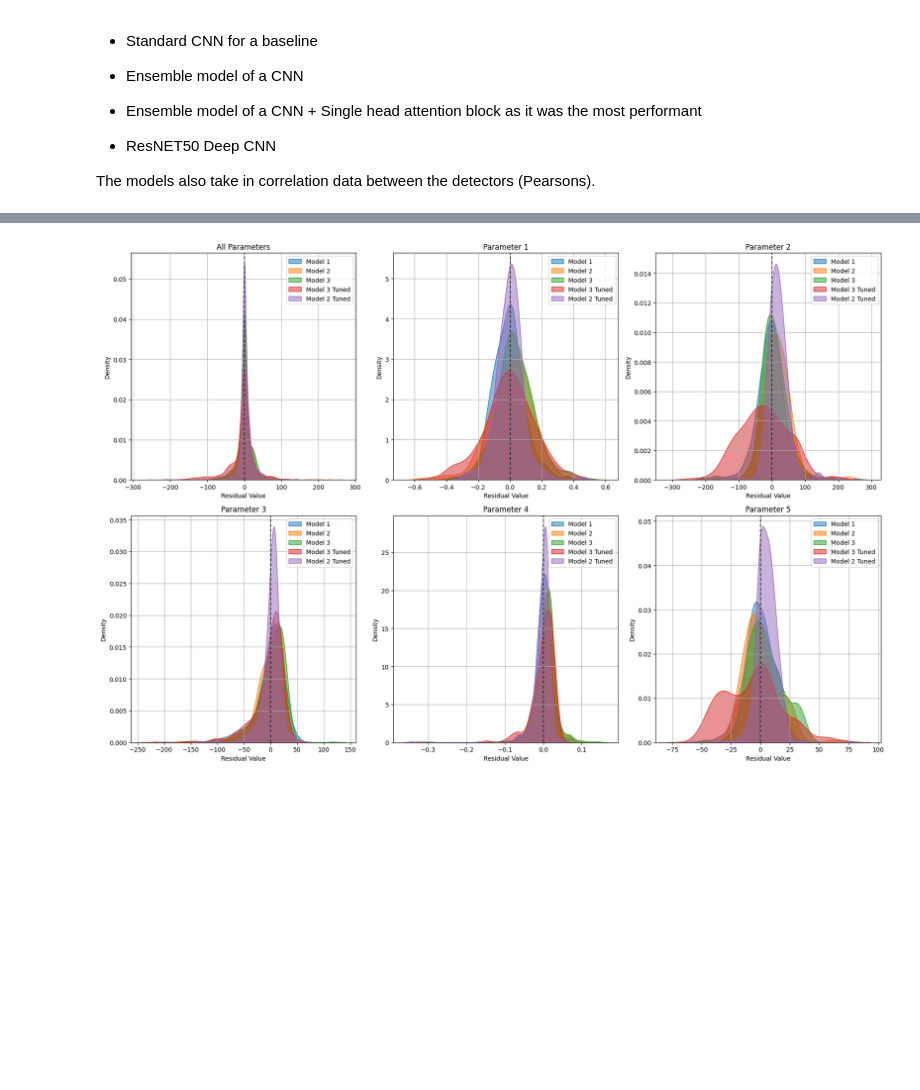
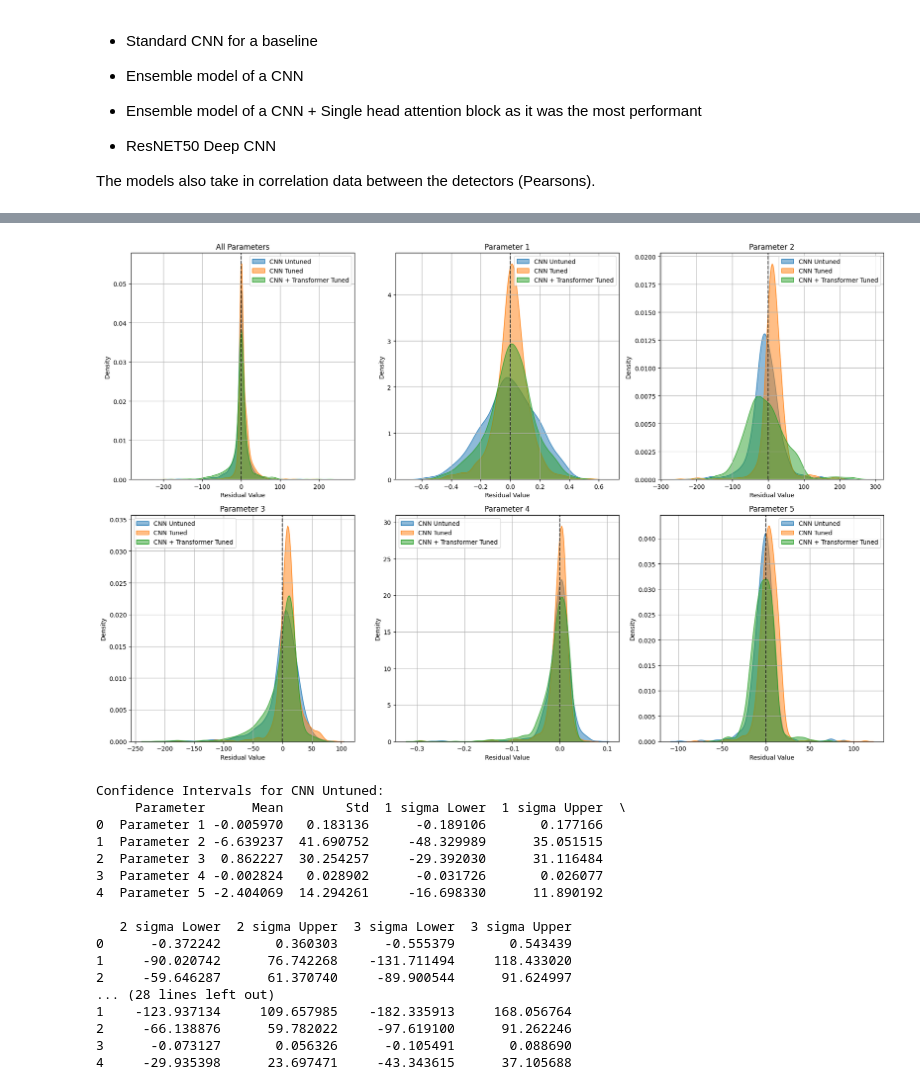
Before and after one commit to Zeos-ctrl/MicroprojectPXT992, a Jupyter notebook: GWBModel.ipynb, the cells around one changed output, grey strips where cells are left out. Saved outputs shown, nothing was run; the diff lists cells and outputs as text; code cells hidden in the pictures; blank space fills up the shorter version.

```diff
--- a/GWBModel.ipynb
+++ b/GWBModel.ipynb
@@ -18,8 +18,9 @@ from sklearn.model_selection import train_test_split
 import pingouin as pg
 
 # Load the data
-base_data = np.load('csg_strain_5000.npy')
-base_params = np.load('csg_param_5000.npy')
+base_data = np.load('csg_strain_8000.npy')
+base_params = np.load('csg_param_8000.npy')
+
 
 print("Original data shape:", base_data.shape)    # Expected: (3000, 3, 1024)
 print("Original params shape:", base_params.shape)
@@ -1254,8 +943,6 @@ def visualize_cam_all_channels(sample_index, model):
 indexes = np.random.randint(0, 300, 1)
 for i in indexes:
     visualize_cam_all_channels(sample_index=i, model=model_v1)
-    visualize_cam_all_channels(sample_index=i, model=model_v2)
-    visualize_cam_all_channels(sample_index=i, model=model_v3)
-    visualize_cam_all_channels(sample_index=i, model=best_model)
-    visualize_cam_all_channels(sample_index=i, model=best_model_2)
+    visualize_cam_all_channels(sample_index=i, model=optimus_tuned)
+    visualize_cam_all_channels(sample_index=i, model=cnn_tuned)
 # %% [output]
@@ -1436,34 +1104,89 @@ def predict_params_unscaled(model, sample, scaler):
 
 def compute_residuals(models, X, y_true, scaler):
     residuals = [np.array([predict_params_unscaled(model, sample, scaler) for sample in X]) - y_true for model in models]
     return residuals
 
 def plot_residual_distributions(residuals, model_labels):
     num_params = residuals[0].shape[1]  # Number of target variables
     param_labels = [f'Parameter {i+1}' for i in range(num_params)]
 
     fig, axes = plt.subplots(2, 3, figsize=(18, 12))
     axes = axes.flatten()
 
-    # Plot distributions
+    # Plot distributions: first subplot is combined, rest are per parameter.
     for i in range(num_params + 1):  # +1 for combined plot
         ax = axes[i]
         for res, label in zip(residuals, model_labels):
             data = res.flatten() if i == 0 else res[:, i-1]
             sns.kdeplot(data, ax=ax, label=label, fill=True, alpha=0.5)
 
         ax.axvline(0, color='black', linestyle='--', alpha=0.7)
         ax.set_xlabel("Residual Value")
         ax.set_ylabel("Density")
         ax.set_title("All Parameters" if i == 0 else param_labels[i-1])
         ax.grid(True)
         ax.legend()
 
     plt.tight_layout()
     plt.show()
 
-models = [model_v1, model_v2, model_v3, best_model, best_model_2]  # List of trained models
+# Function to compute confidence intervals (1 sigma to 3 sigma) for each parameter.
+def compute_confidence_intervals(residuals, sigma_levels=[1, 2, 3], model_labels=None):
+    results = {}
+    num_params = residuals[0].shape[1]
+    param_labels = [f'Parameter {i+1}' for i in range(num_params)]
+
+    for i, res in enumerate(residuals):
+        model_name = model_labels[i] if model_labels is not None else f'Model {i+1}'
+        rows = []
+        for j in range(num_params):
+            param_data = res[:, j]
+            mean = np.mean(param_data)
+            std = np.std(param_data)
+            intervals = {}
+            for sigma in sigma_levels:
+                lower = mean - sigma * std
+                upper = mean + sigma * std
+                intervals[f'{sigma} sigma Lower'] = lower
+                intervals[f'{sigma} sigma Upper'] = upper
+            row = {'Parameter': param_labels[j], 'Mean': mean, 'Std': std}
+            row.update(intervals)
+            rows.append(row)
+        df = pd.DataFrame(rows)
+        results[model_name] = df
+    return results
+
+models = [model_v1, cnn_tuned, optimus_tuned]
+model_labels = ["CNN Untuned", "CNN Tuned", "CNN + Transformer Tuned"]
+
+# Compute residuals for each model.
 residuals = compute_residuals(models, X_test, y_test, scaler)
-plot_residual_distributions(residuals, ["Model 1", "Model 2", "Model 3", "Model 3 Tuned", "Model 2 Tuned"])
+
+# Plot the residual distributions.
+plot_residual_distributions(residuals, model_labels)
+
+# Compute confidence intervals for each model.
+ci_tables = compute_confidence_intervals(residuals, sigma_levels=[1, 2, 3], model_labels=model_labels)
+
+for model_name, df in ci_tables.items():
+    print(f"\nConfidence Intervals for {model_name}:")
+    print(df)
 # %% [output]
-[figure, old version]
+[figure, new version]
+Confidence Intervals for CNN Untuned:
+     Parameter      Mean        Std  1 sigma Lower  1 sigma Upper  \
+0  Parameter 1 -0.005970   0.183136      -0.189106       0.177166
+1  Parameter 2 -6.639237  41.690752     -48.329989      35.051515
+2  Parameter 3  0.862227  30.254257     -29.392030      31.116484
+3  Parameter 4 -0.002824   0.028902      -0.031726       0.026077
+4  Parameter 5 -2.404069  14.294261     -16.698330      11.890192
+
+   2 sigma Lower  2 sigma Upper  3 sigma Lower  3 sigma Upper
+0      -0.372242       0.360303      -0.555379       0.543439
+1     -90.020742      76.742268    -131.711494     118.433020
+2     -59.646287      61.370740     -89.900544      91.624997
+... (28 lines left out)
+1    -123.937134     109.657985    -182.335913     168.056764
+2     -66.138876      59.782022     -97.619100      91.262246
+3      -0.073127       0.056326      -0.105491       0.088690
+4     -29.935398      23.697471     -43.343615      37.105688
```
Also changed, not shown: parts of 11 cells of this notebook, 16 other files.
